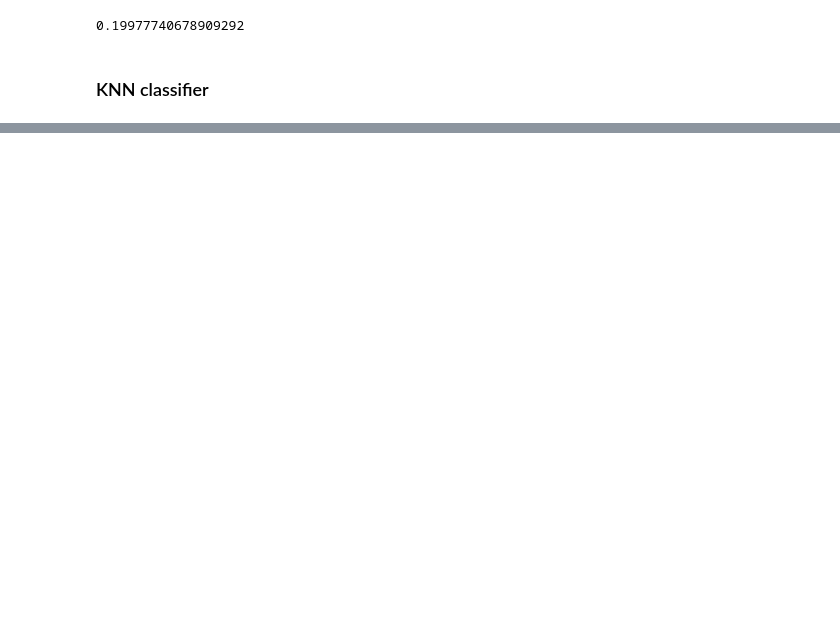
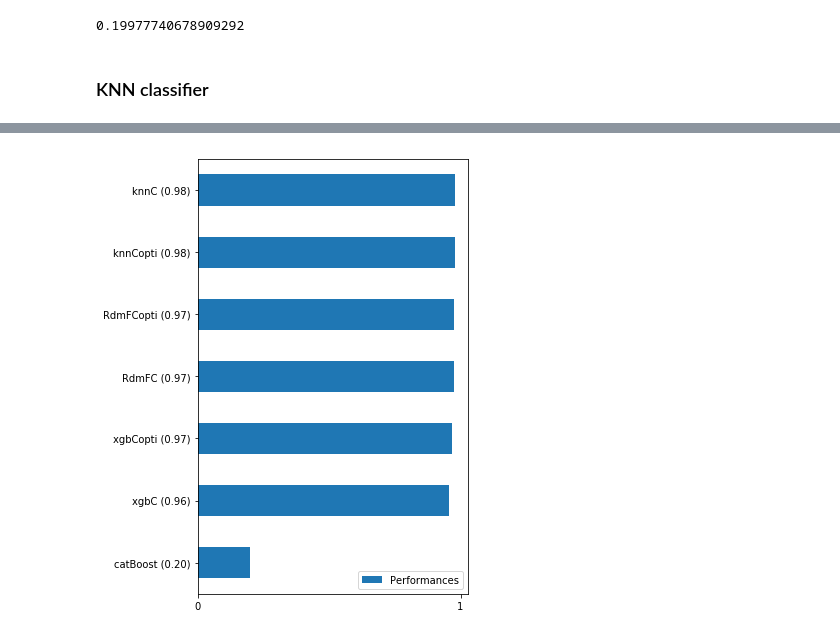
Before and after one commit to Gaelll/HandWritten-Digits, a Jupyter notebook: Projet_final.ipynb, the cells around one changed output, grey strips where cells are left out. Saved outputs shown, nothing was run; the diff lists cells and outputs as text; code cells hidden in the pictures; blank space fills up the shorter version.

```diff
--- a/Projet_final.ipynb
+++ b/Projet_final.ipynb
@@ -270,0 +412,16 @@ print grid.best_score_, grid.best_estimator_
+# %%
+new_labels = []
+for i, index in enumerate(df_perf.index):
+    new_label = "%s (%.2f)"%(index,df_perf.Performances[i])
+    new_labels.append(new_label.replace("\n", " "))
+
+fig , axes = plt.subplots(1,1)
+df_perf.index = new_labels
+fig.set_size_inches(15,8)
+fig.subplots_adjust(left=0.65)
+df_perf.sort_values("Performances").plot(kind='barh', ax=axes)
+axes.xaxis.set_major_locator(ticker.MultipleLocator(1))
+
+pass
+# %% [output]
+[figure, added]
```
Also changed, not shown: parts of 30 cells of this notebook.
